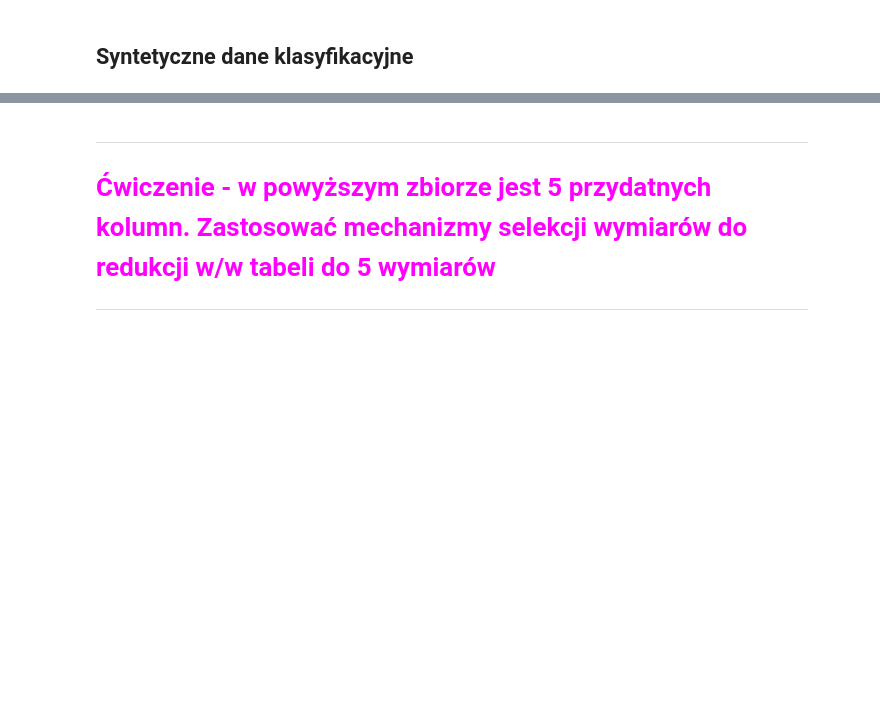
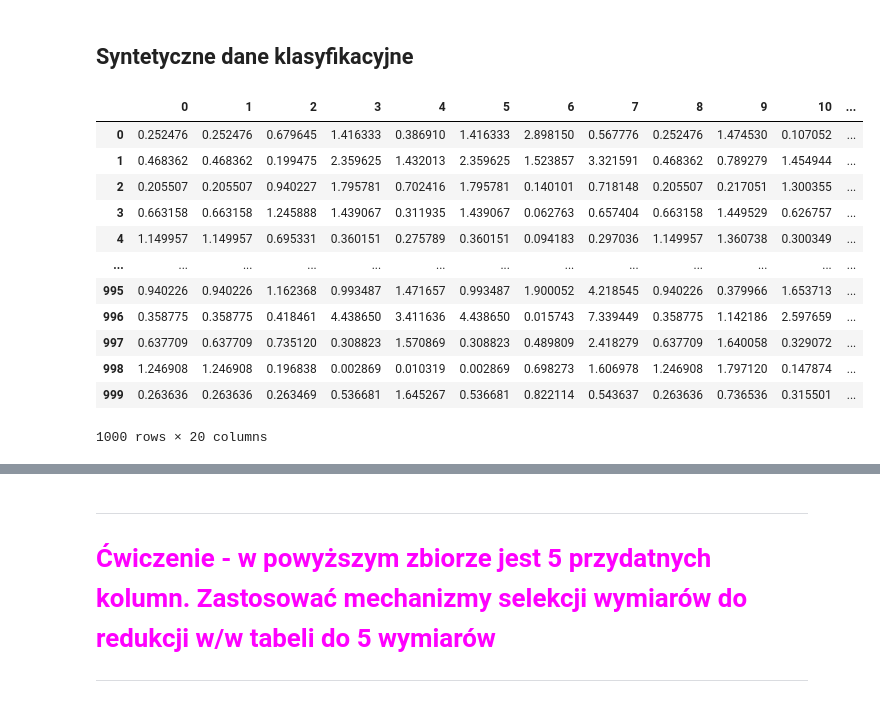
Before and after one commit to MichalKorzycki/NauczanieMaszynowe2023, a Jupyter notebook: ml2.ipynb, the cells around one changed output, grey strips where cells are left out. Saved outputs shown, nothing was run; the diff lists cells and outputs as text; code cells hidden in the pictures; blank space fills up the shorter version.

```diff
--- a/ml2.ipynb
+++ b/ml2.ipynb
@@ -114,6 +158,23 @@ plt.tight_layout()
 # %%
 from sklearn.datasets import make_classification
 
 X, y= make_classification(n_samples=1000, n_features=20, n_informative=5, n_redundant=5, n_repeated=5, n_classes=2)
 
-pd.DataFrame(X)
+
+X = pd.DataFrame(X)
+X = X.applymap(abs)
+X
+# %% [output]
+|  | 0 | 1 | 2 | 3 | 4 | 5 | 6 | 7 | 8 | 9 | 10 | ... |
+| 0 | 0.252476 | 0.252476 | 0.679645 | 1.416333 | 0.386910 | 1.416333 | 2.898150 | 0.567776 | 0.252476 | 1.474530 | 0.107052 | ... |
+| 1 | 0.468362 | 0.468362 | 0.199475 | 2.359625 | 1.432013 | 2.359625 | 1.523857 | 3.321591 | 0.468362 | 0.789279 | 1.454944 | ... |
+| 2 | 0.205507 | 0.205507 | 0.940227 | 1.795781 | 0.702416 | 1.795781 | 0.140101 | 0.718148 | 0.205507 | 0.217051 | 1.300355 | ... |
+| 3 | 0.663158 | 0.663158 | 1.245888 | 1.439067 | 0.311935 | 1.439067 | 0.062763 | 0.657404 | 0.663158 | 1.449529 | 0.626757 | ... |
+| 4 | 1.149957 | 1.149957 | 0.695331 | 0.360151 | 0.275789 | 0.360151 | 0.094183 | 0.297036 | 1.149957 | 1.360738 | 0.300349 | ... |
+| ... | ... | ... | ... | ... | ... | ... | ... | ... | ... | ... | ... | ... |
+| 995 | 0.940226 | 0.940226 | 1.162368 | 0.993487 | 1.471657 | 0.993487 | 1.900052 | 4.218545 | 0.940226 | 0.379966 | 1.653713 | ... |
+| 996 | 0.358775 | 0.358775 | 0.418461 | 4.438650 | 3.411636 | 4.438650 | 0.015743 | 7.339449 | 0.358775 | 1.142186 | 2.597659 | ... |
+| 997 | 0.637709 | 0.637709 | 0.735120 | 0.308823 | 1.570869 | 0.308823 | 0.489809 | 2.418279 | 0.637709 | 1.640058 | 0.329072 | ... |
+| 998 | 1.246908 | 1.246908 | 0.196838 | 0.002869 | 0.010319 | 0.002869 | 0.698273 | 1.606978 | 1.246908 | 1.797120 | 0.147874 | ... |
+| 999 | 0.263636 | 0.263636 | 0.263469 | 0.536681 | 1.645267 | 0.536681 | 0.822114 | 0.543637 | 0.263636 | 0.736536 | 0.315501 | ... |
+1000 rows × 20 columns
```
Also changed, not shown: parts of 59 cells of this notebook, 1 other file.
